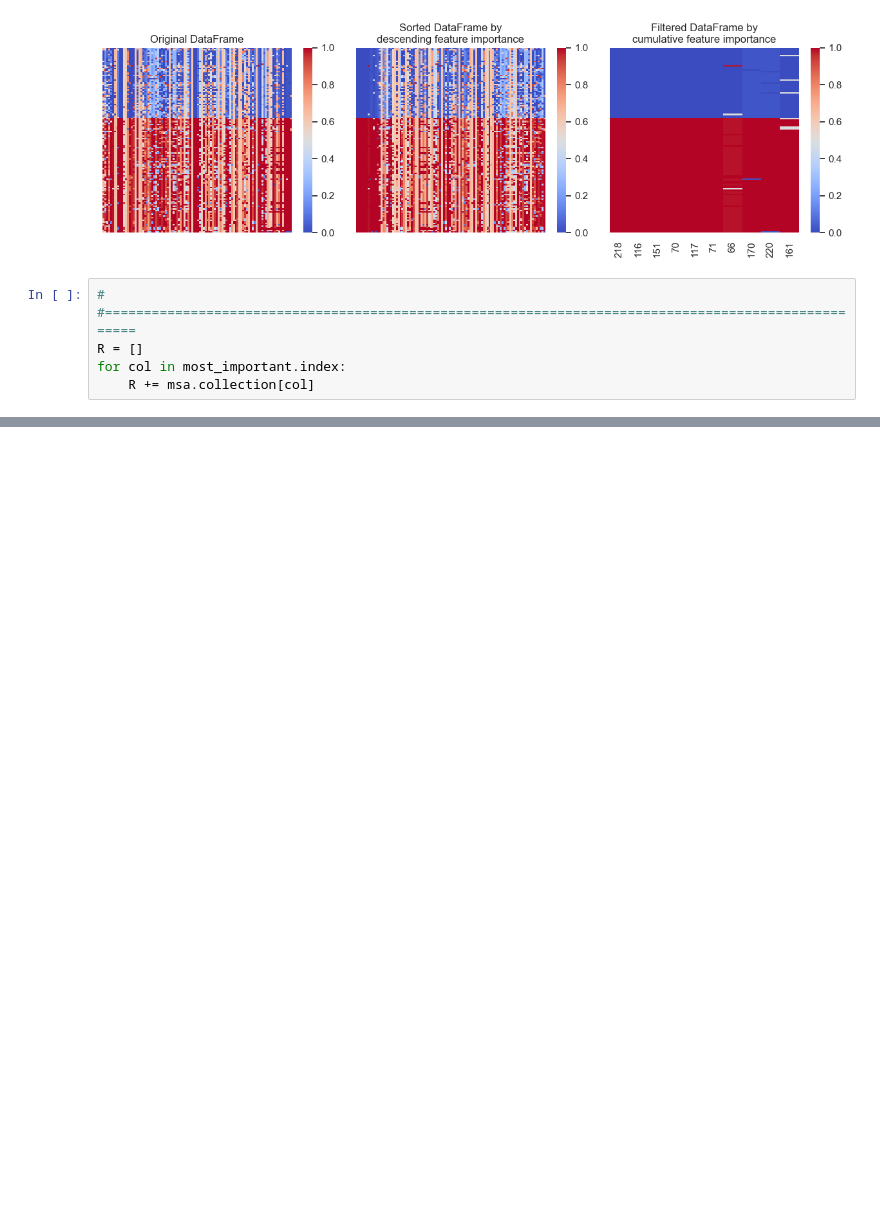
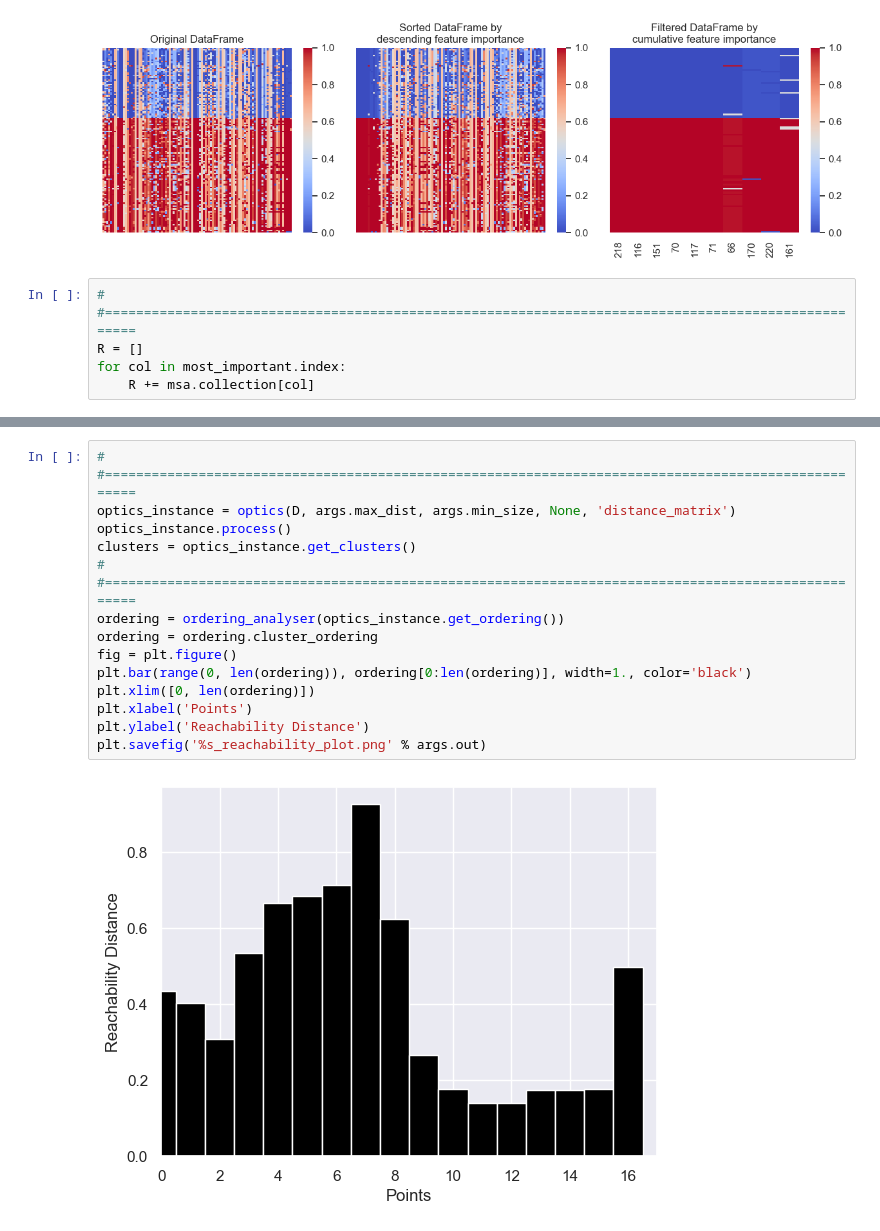
Before and after one commit to lcobiodata/msautils, a Jupyter notebook: examples/transthyretin/example-ttr-hiuase.ipynb, the cells around one changed output, grey strips where cells are left out. Drawn from its saved outputs; the diff is of its cells as text; blank space fills up the shorter version.

```diff
--- a/examples/transthyretin/example-ttr-hiuase.ipynb
+++ b/examples/transthyretin/example-ttr-hiuase.ipynb
@@ -262 +315,17 @@ for col in most_important.index:
+# %%
+# #====================================================================================================
+optics_instance = optics(D, args.max_dist, args.min_size, None, 'distance_matrix')
+optics_instance.process()
+clusters = optics_instance.get_clusters()
+# #====================================================================================================
+ordering = ordering_analyser(optics_instance.get_ordering())
+ordering = ordering.cluster_ordering
+fig = plt.figure()
+plt.bar(range(0, len(ordering)), ordering[0:len(ordering)], width=1., color='black')
+plt.xlim([0, len(ordering)])
+plt.xlabel('Points')
+plt.ylabel('Reachability Distance')
+plt.savefig('%s_reachability_plot.png' % args.out)
+# %% [output]
+[figure, added]
 # %%
```
Also changed, not shown: parts of 10 cells of this notebook.
